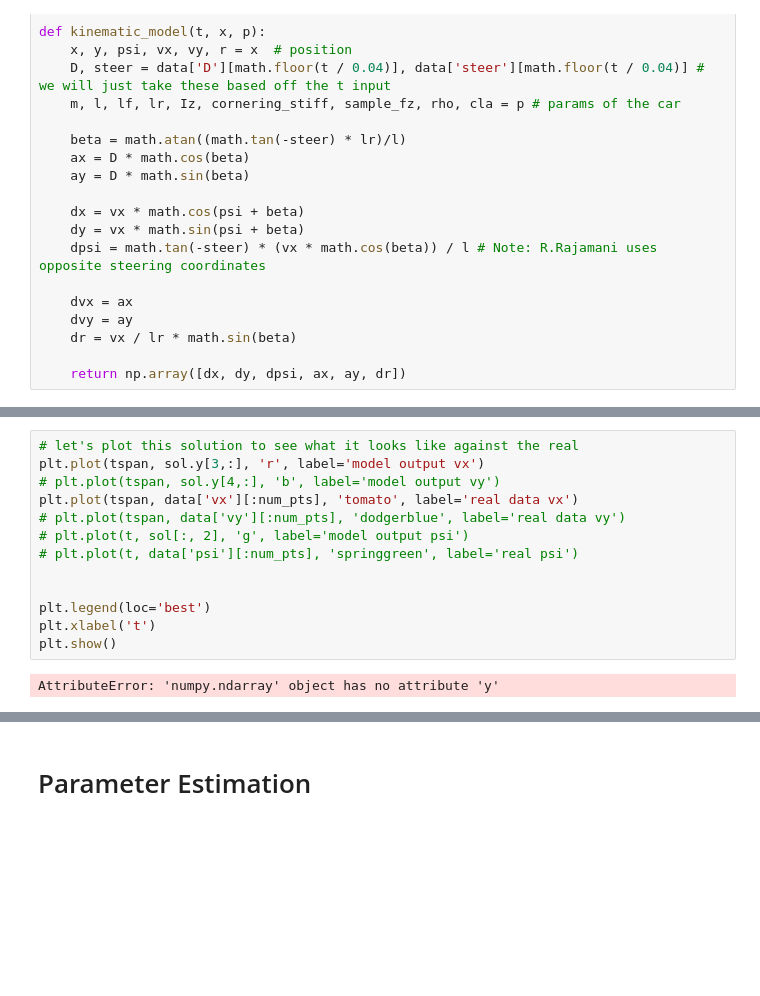
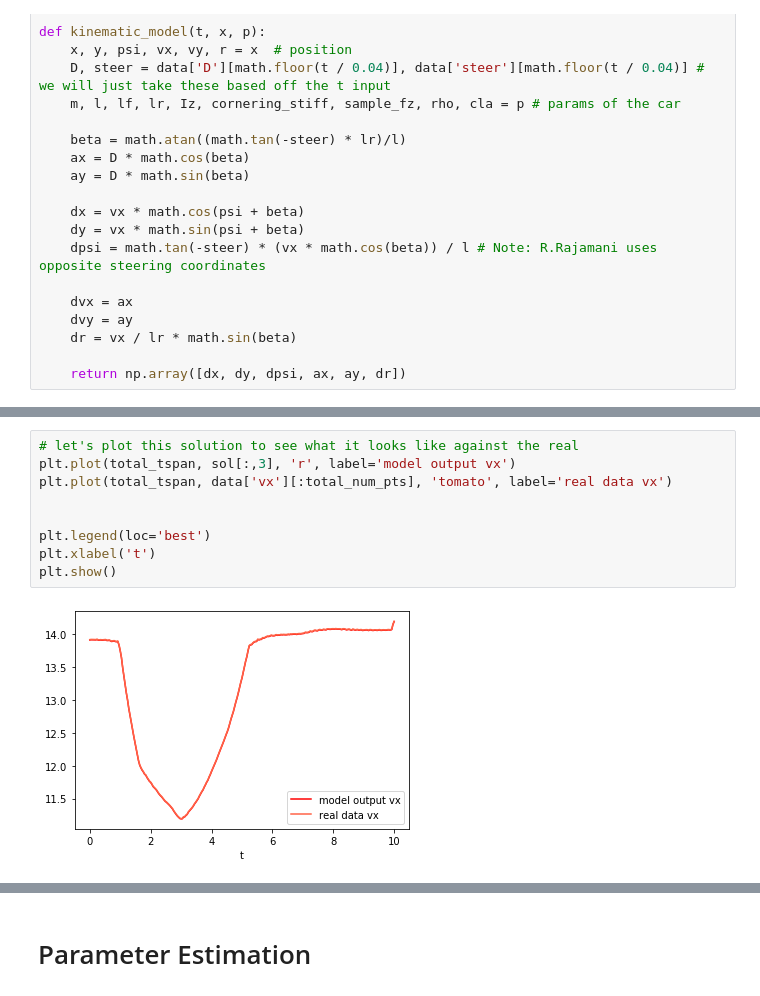
Before and after one commit to kying18/param-estimation, a Jupyter notebook: Bicycle Model (Non-continuous integration).ipynb, the cells around one changed output, grey strips where cells are left out. Drawn from its saved outputs; the diff is of its cells as text; blank space fills up the shorter version.

```diff
--- a/Bicycle Model (Non-continuous integration).ipynb
+++ b/Bicycle Model (Non-continuous integration).ipynb
@@ -143,17 +161,13 @@ plt.show()
 # %%
 # let's plot this solution to see what it looks like against the real
-plt.plot(tspan, sol.y[3,:], 'r', label='model output vx')
-# plt.plot(tspan, sol.y[4,:], 'b', label='model output vy')
-plt.plot(tspan, data['vx'][:num_pts], 'tomato', label='real data vx')
-# plt.plot(tspan, data['vy'][:num_pts], 'dodgerblue', label='real data vy')
-# plt.plot(t, sol[:, 2], 'g', label='model output psi')
-# plt.plot(t, data['psi'][:num_pts], 'springgreen', label='real psi')
+plt.plot(total_tspan, sol[:,3], 'r', label='model output vx')
+plt.plot(total_tspan, data['vx'][:total_num_pts], 'tomato', label='real data vx')
 
 
 plt.legend(loc='best')
 plt.xlabel('t')
 plt.show()
 # %% [output]
-AttributeError: 'numpy.ndarray' object has no attribute 'y'
+[figure, added]
 # %%
 # let's plot just the xy trajectory
```
Also changed, not shown: parts of 28 cells of this notebook, 2 other files.
